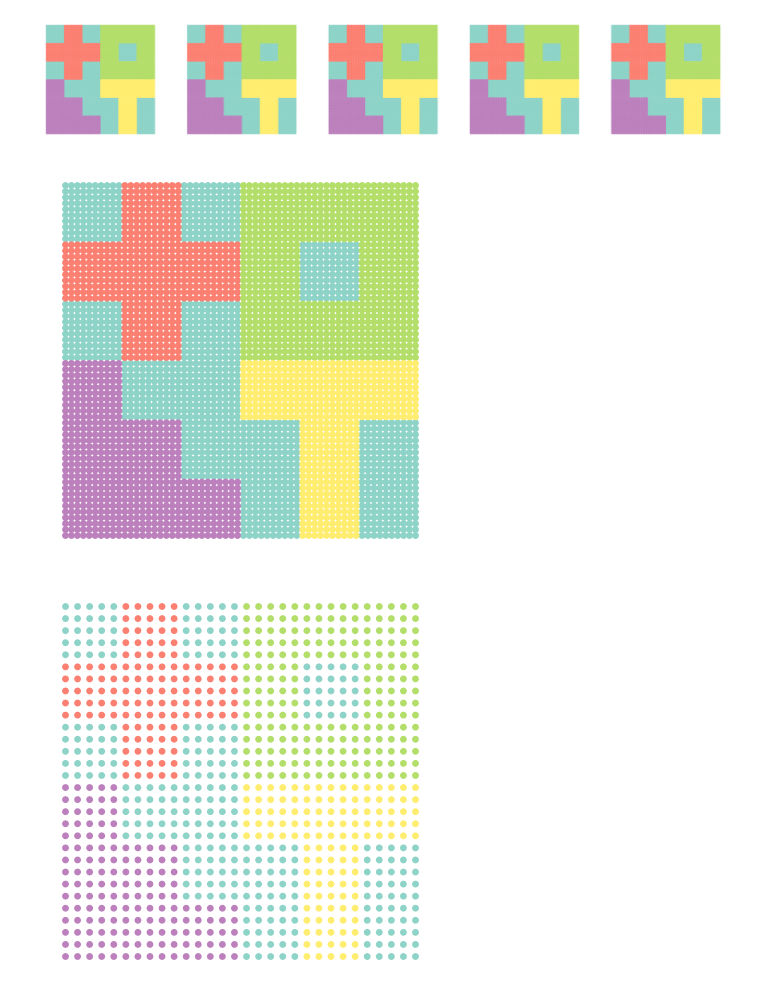
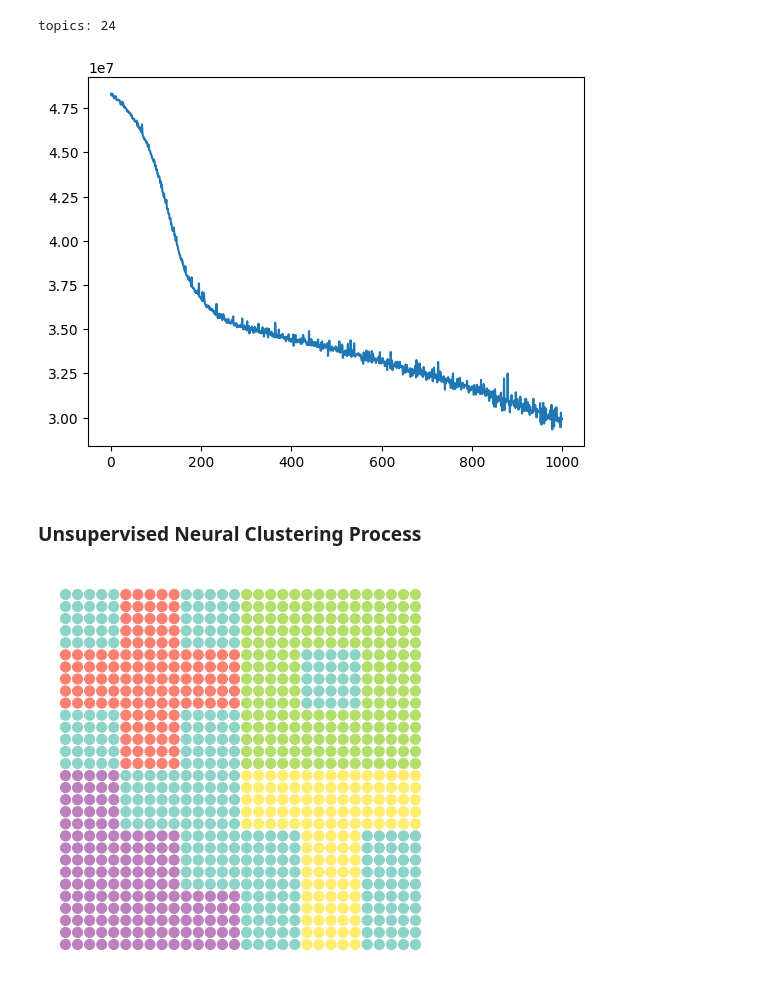
Before and after one commit to craigfouts/asterism, a Jupyter notebook: notebooks/sandbox.ipynb, the cells around one changed output. Cells and saved outputs as stored; diff of their text form; code cells hidden in the pictures.

```diff
--- a/notebooks/sandbox.ipynb
+++ b/notebooks/sandbox.ipynb
@@ -9 +97,11 @@ from utils import show_dataset
+# %%
+print('topics:', model.n_topics_)
+arr = torch.arange(len(model.log_))
+plt.plot(arr, model.log_)
+plt.show()
+# %% [output]
+topics: 24
+[figure, added]
+# %% [markdown]
+### Unsupervised Neural Clustering Process
 # %%
@@ -142,23 +225 @@ class UNCP(HotTopic, nn.Module):
-# %%
-N_DATASETS = 4
-TEMPLATE = ('polygons',) + ('polygons',)*N_DATASETS
-BLOCK_SIZE = (10, 10)
-
-data, labels = make_dataset(TEMPLATE, n_features=3, block_size=BLOCK_SIZE, return_tensor=True)
-
-X = data[data[data[:, 0] == 0].shape[0]:]
-X = X.view(N_DATASETS, X.shape[0]//N_DATASETS, X.shape[-1])[..., 3:]
-y = labels[data[data[:, 0] == 0].shape[0]:data[data[:, 0] == 0].shape[0] + X.shape[1]]
-z = data[:data[data[:, 0] == 0].shape[0]]
-z_locations, z_features = z[:, :3], z[None][..., 3:]
-
-show_dataset(data, labels, sectioned=True)
-# %% [output]
-[figure, removed]
-# %%
-model = UNCP()
-topics = model.fit(X, y)(z_features)
-show_dataset(z_locations, topics)
-# %% [output]
-[figure, removed]
 # %%
```
Also changed, not shown: parts of 16 cells of this notebook, 9 other files.
